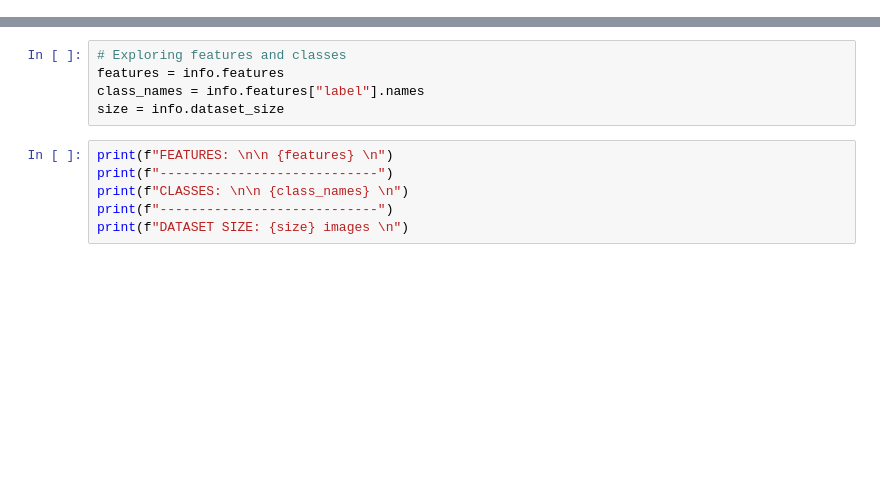
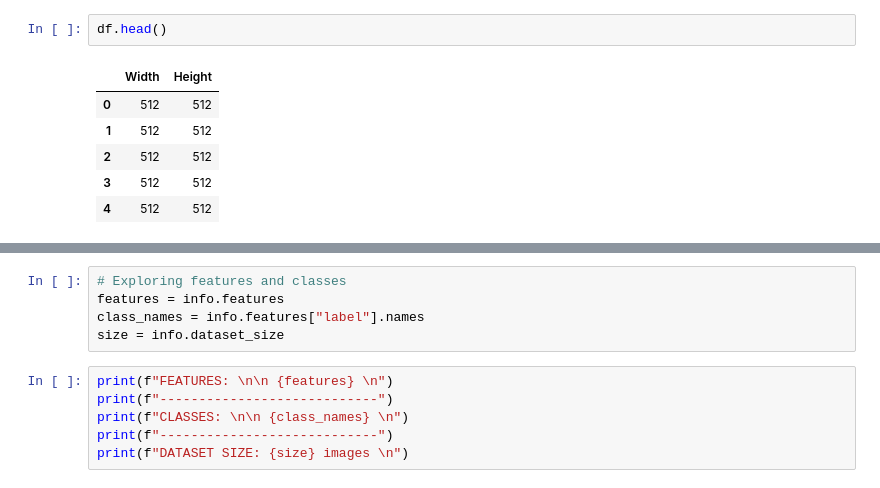
Before and after one commit to akvachan/Food-Vision, a Jupyter notebook: Food-Vision.ipynb, the cells around one changed output, grey strips where cells are left out. Drawn from its saved outputs; the diff is of its cells as text; blank space fills up the shorter version.

```diff
--- a/Food-Vision.ipynb
+++ b/Food-Vision.ipynb
@@ -19,0 +36,9 @@ Finished load() in 0.0551 secs
+# %%
+df.head()
+# %% [output]
+|  | Width | Height |
+| 0 | 512 | 512 |
+| 1 | 512 | 512 |
+| 2 | 512 | 512 |
+| 3 | 512 | 512 |
+| 4 | 512 | 512 |
```
Also changed, not shown: parts of 32 cells of this notebook, 13 other files.
